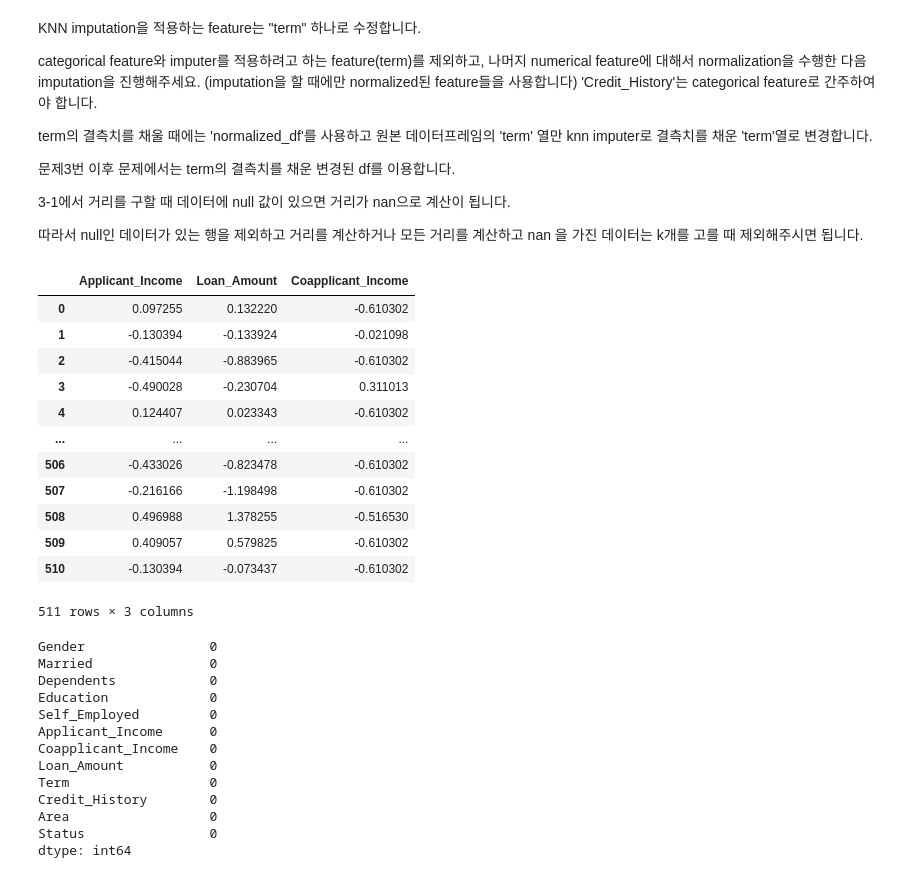
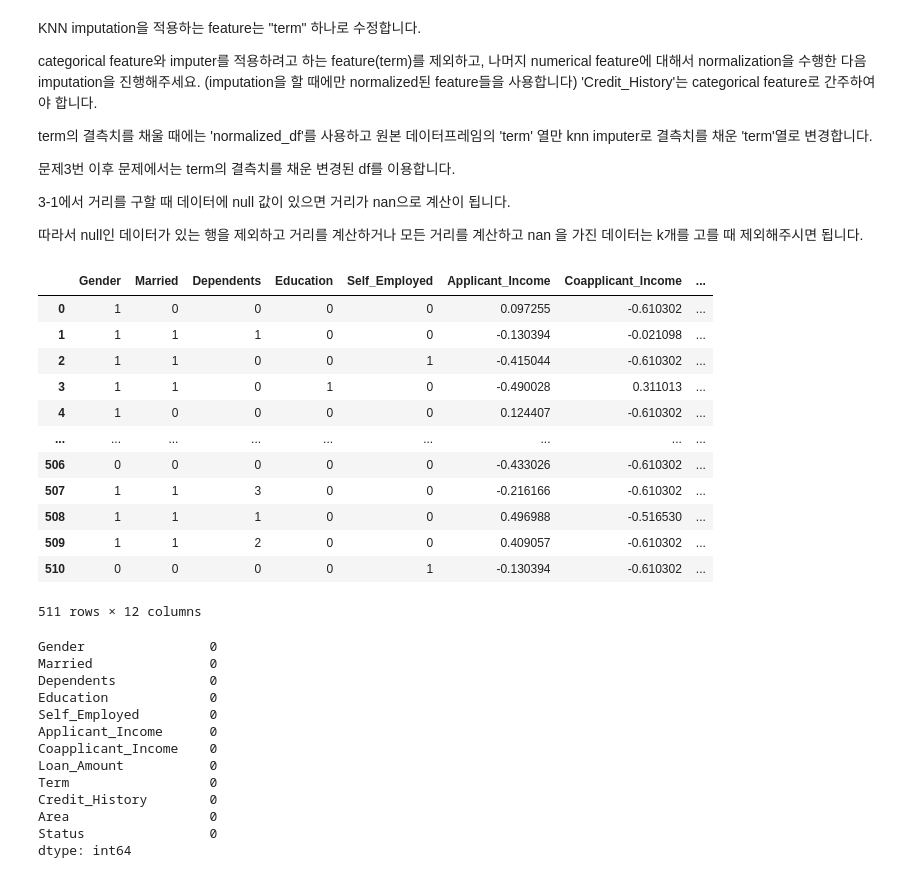
Before and after one commit to wkdtjrrb/2023S-Ajou-ML, a Jupyter notebook: HW2_202127288_장석규.ipynb, the cells around one changed output. Cells and saved outputs as stored; diff of their text form; code cells hidden in the pictures.

```diff
--- a/HW2_202127288_장석규.ipynb
+++ b/HW2_202127288_장석규.ipynb
@@ -203,25 +203,26 @@ import tqdm
 # %%
 ###############normalize####################
 #정규화 시작 / normalized된 numerical한 data가 담긴 nor_df는 imputer 사용 할 때에만 사용할 것이므로 nor_df를 따로 정의
+normalized_df = df
 numerical_set = set(df.columns) - set(categorical) - set(['Credit_History','Term']) # knn imputer를 사용하는 feature를 제외한 numerical한 data들의 이름 set
 numerical_list = list(numerical_set) #set to list
-df[numerical_list] = (df[numerical_list]-df[numerical_list].mean())/df[numerical_list].std() # define numerical_df to normalize
-df[numerical_list]
+normalized_df[numerical_list] = (df[numerical_list]-df[numerical_list].mean())/df[numerical_list].std() # define numerical_df to normalize
+normalized_df
 # 정규화 끝
 # %% [output]
-|  | Applicant_Income | Loan_Amount | Coapplicant_Income |
-| 0 | 0.097255 | 0.132220 | -0.610302 |
-| 1 | -0.130394 | -0.133924 | -0.021098 |
-| 2 | -0.415044 | -0.883965 | -0.610302 |
-| 3 | -0.490028 | -0.230704 | 0.311013 |
-| 4 | 0.124407 | 0.023343 | -0.610302 |
-| ... | ... | ... | ... |
-| 506 | -0.433026 | -0.823478 | -0.610302 |
-| 507 | -0.216166 | -1.198498 | -0.610302 |
-| 508 | 0.496988 | 1.378255 | -0.516530 |
-| 509 | 0.409057 | 0.579825 | -0.610302 |
-| 510 | -0.130394 | -0.073437 | -0.610302 |
+|  | Gender | Married | Dependents | Education | Self_Employed | Applicant_Income | Coapplicant_Income | ... |
+| 0 | 1 | 0 | 0 | 0 | 0 | 0.097255 | -0.610302 | ... |
+| 1 | 1 | 1 | 1 | 0 | 0 | -0.130394 | -0.021098 | ... |
+| 2 | 1 | 1 | 0 | 0 | 1 | -0.415044 | -0.610302 | ... |
+| 3 | 1 | 1 | 0 | 1 | 0 | -0.490028 | 0.311013 | ... |
+| 4 | 1 | 0 | 0 | 0 | 0 | 0.124407 | -0.610302 | ... |
+| ... | ... | ... | ... | ... | ... | ... | ... | ... |
+| 506 | 0 | 0 | 0 | 0 | 0 | -0.433026 | -0.610302 | ... |
+| 507 | 1 | 1 | 3 | 0 | 0 | -0.216166 | -0.610302 | ... |
+| 508 | 1 | 1 | 1 | 0 | 0 | 0.496988 | -0.516530 | ... |
+| 509 | 1 | 1 | 2 | 0 | 0 | 0.409057 | -0.610302 | ... |
+| 510 | 0 | 0 | 0 | 0 | 1 | -0.130394 | -0.610302 | ... |
-511 rows × 3 columns
+511 rows × 12 columns
 # %%
 class Knn_imputer():
   def __init__(self, n_neighbors):
```
Also changed, not shown: parts of 8 cells of this notebook.
